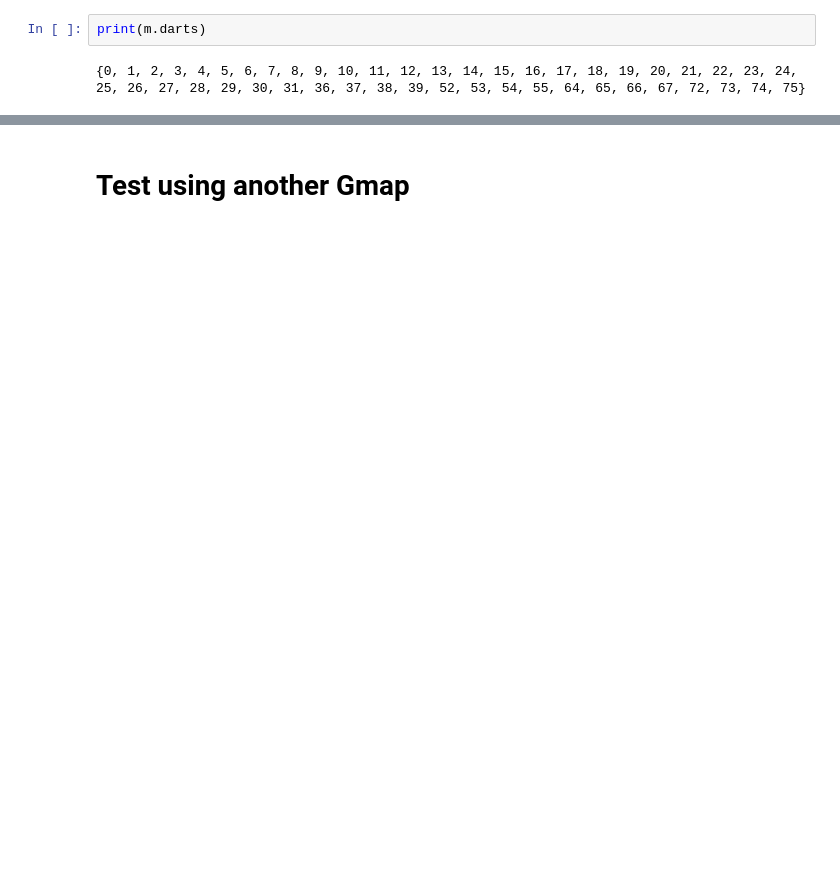
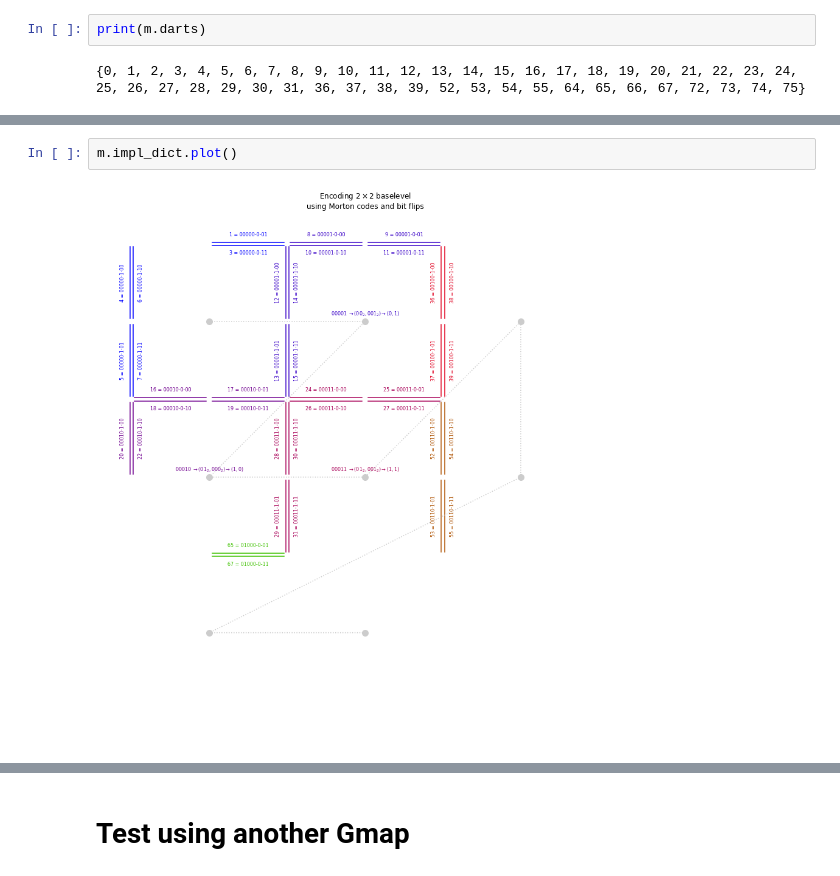
Before and after one commit to napolanocarmine/Thesis_Project, a Jupyter notebook: dict_gmaps_v4.ipynb, the cells around one changed output, grey strips where cells are left out. Cells and saved outputs as stored; diff of their text form; blank space fills up the shorter version.

```diff
--- a/dict_gmaps_v4.ipynb
+++ b/dict_gmaps_v4.ipynb
@@ -981,0 +1102,4 @@ Dart  | Level
+# %%
+m.impl_dict.plot()
+# %% [output]
+[figure, added]
```
Also changed, not shown: parts of 44 cells of this notebook, 5 other files.
